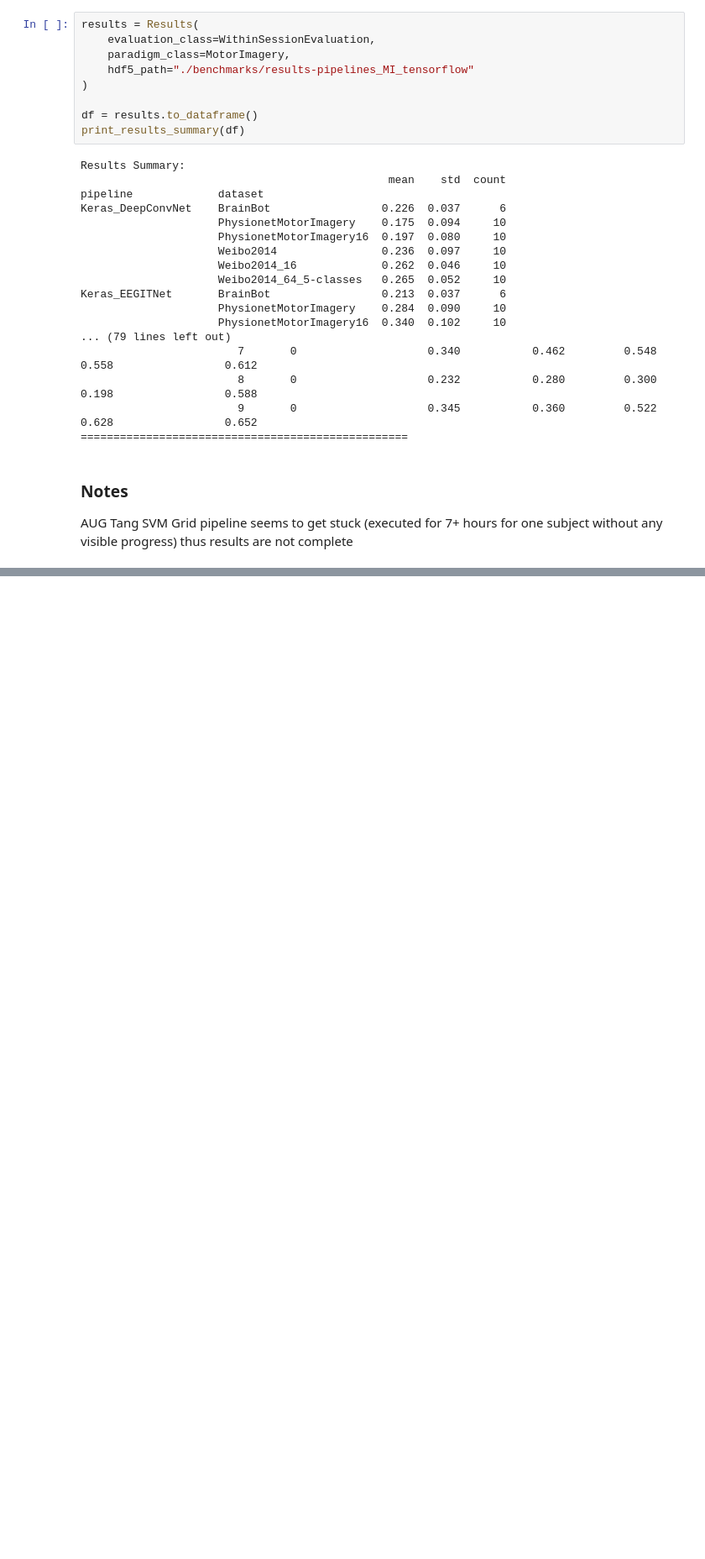
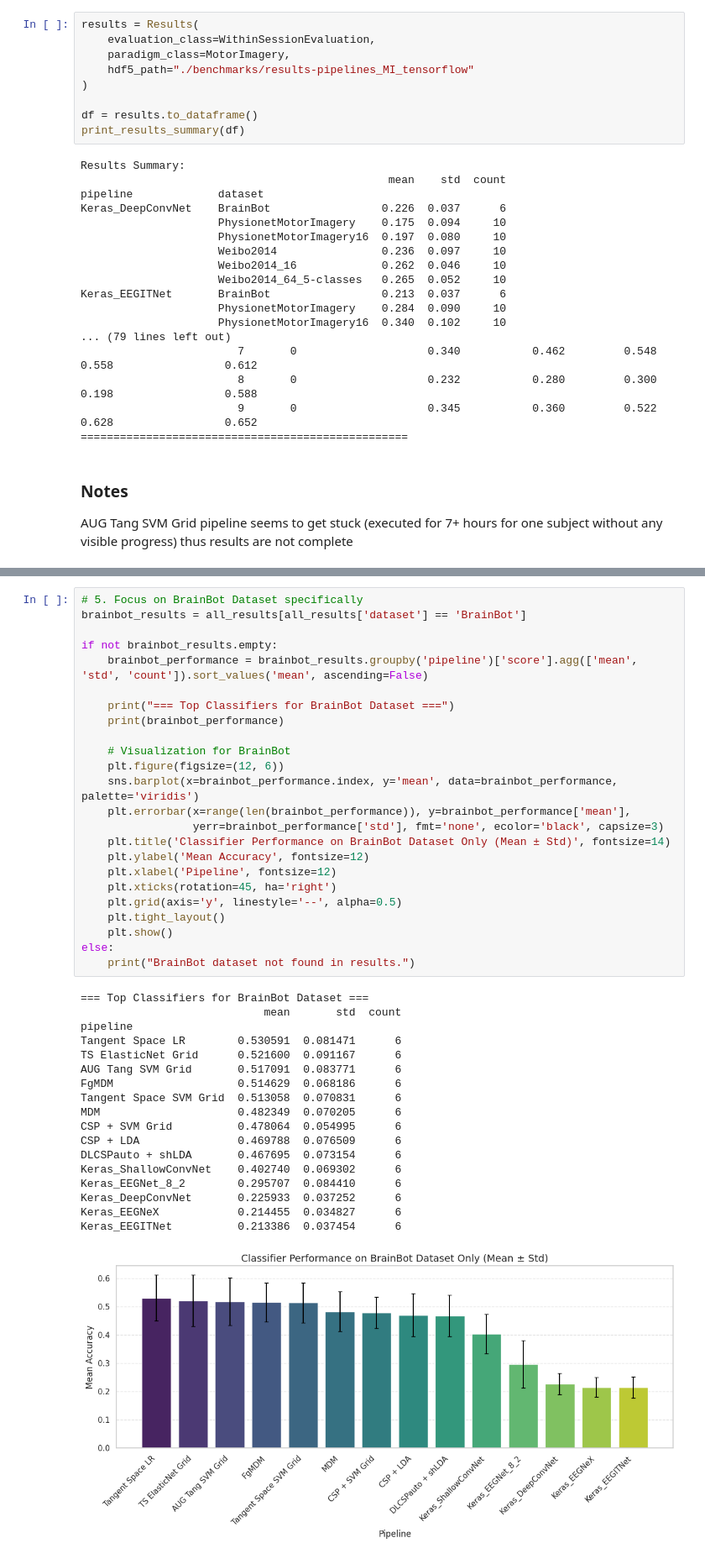
Before and after one commit to luluu9/BCI2025-sandbox, a Jupyter notebook: results.ipynb, the cells around one changed output, grey strips where cells are left out. Shown at 84% size. Cells and saved outputs as stored; diff of their text form; blank space fills up the shorter version.

```diff
--- a/results.ipynb
+++ b/results.ipynb
@@ -78,0 +233,43 @@ AUG Tang SVM Grid pipeline seems to get stuck (executed for 7+ hours for one sub
+# %%
+# 5. Focus on BrainBot Dataset specifically
+brainbot_results = all_results[all_results['dataset'] == 'BrainBot']
+
+if not brainbot_results.empty:
+    brainbot_performance = brainbot_results.groupby('pipeline')['score'].agg(['mean', 'std', 'count']).sort_values('mean', ascending=False)
+
+    print("=== Top Classifiers for BrainBot Dataset ===")
+    print(brainbot_performance)
+
+    # Visualization for BrainBot
+    plt.figure(figsize=(12, 6))
+    sns.barplot(x=brainbot_performance.index, y='mean', data=brainbot_performance, palette='viridis')
+    plt.errorbar(x=range(len(brainbot_performance)), y=brainbot_performance['mean'],
+                 yerr=brainbot_performance['std'], fmt='none', ecolor='black', capsize=3)
+    plt.title('Classifier Performance on BrainBot Dataset Only (Mean ± Std)', fontsize=14)
+    plt.ylabel('Mean Accuracy', fontsize=12)
+    plt.xlabel('Pipeline', fontsize=12)
+    plt.xticks(rotation=45, ha='right')
+    plt.grid(axis='y', linestyle='--', alpha=0.5)
+    plt.tight_layout()
+    plt.show()
+else:
+    print("BrainBot dataset not found in results.")
+# %% [output]
+=== Top Classifiers for BrainBot Dataset ===
+                            mean       std  count
+pipeline
+Tangent Space LR        0.530591  0.081471      6
+TS ElasticNet Grid      0.521600  0.091167      6
+AUG Tang SVM Grid       0.517091  0.083771      6
+FgMDM                   0.514629  0.068186      6
+Tangent Space SVM Grid  0.513058  0.070831      6
+MDM                     0.482349  0.070205      6
+CSP + SVM Grid          0.478064  0.054995      6
+CSP + LDA               0.469788  0.076509      6
+DLCSPauto + shLDA       0.467695  0.073154      6
+Keras_ShallowConvNet    0.402740  0.069302      6
+Keras_EEGNet_8_2        0.295707  0.084410      6
+Keras_DeepConvNet       0.225933  0.037252      6
+Keras_EEGNeX            0.214455  0.034827      6
+Keras_EEGITNet          0.213386  0.037454      6
+[figure, added]
```
Also changed, not shown: parts of 5 cells of this notebook.
